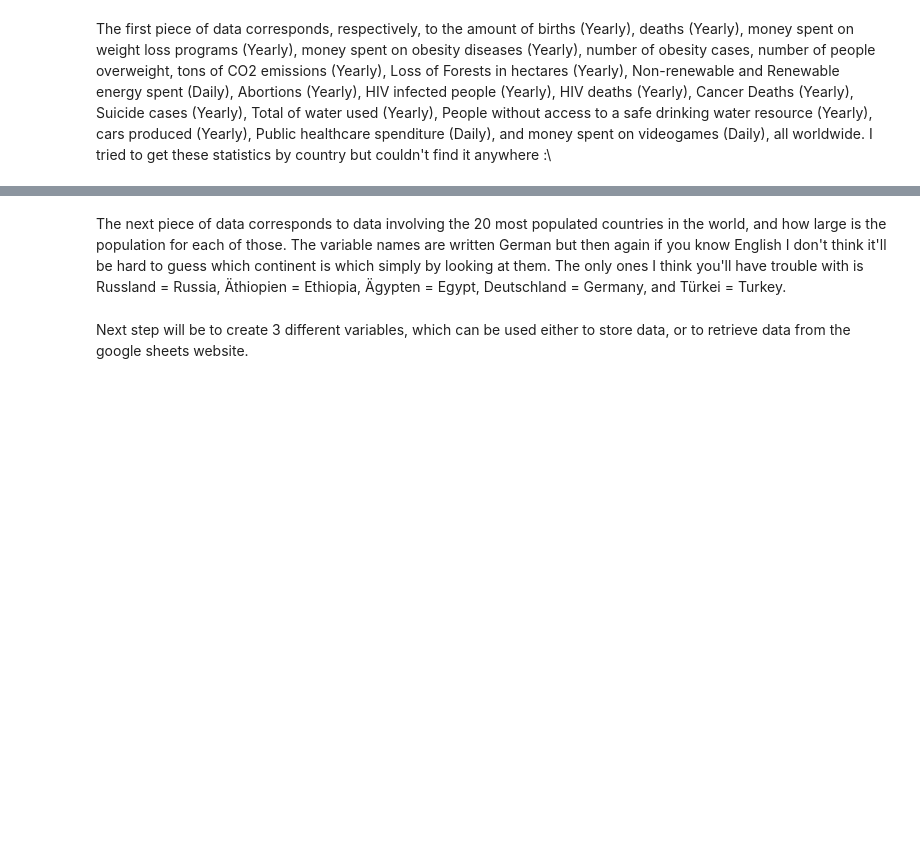
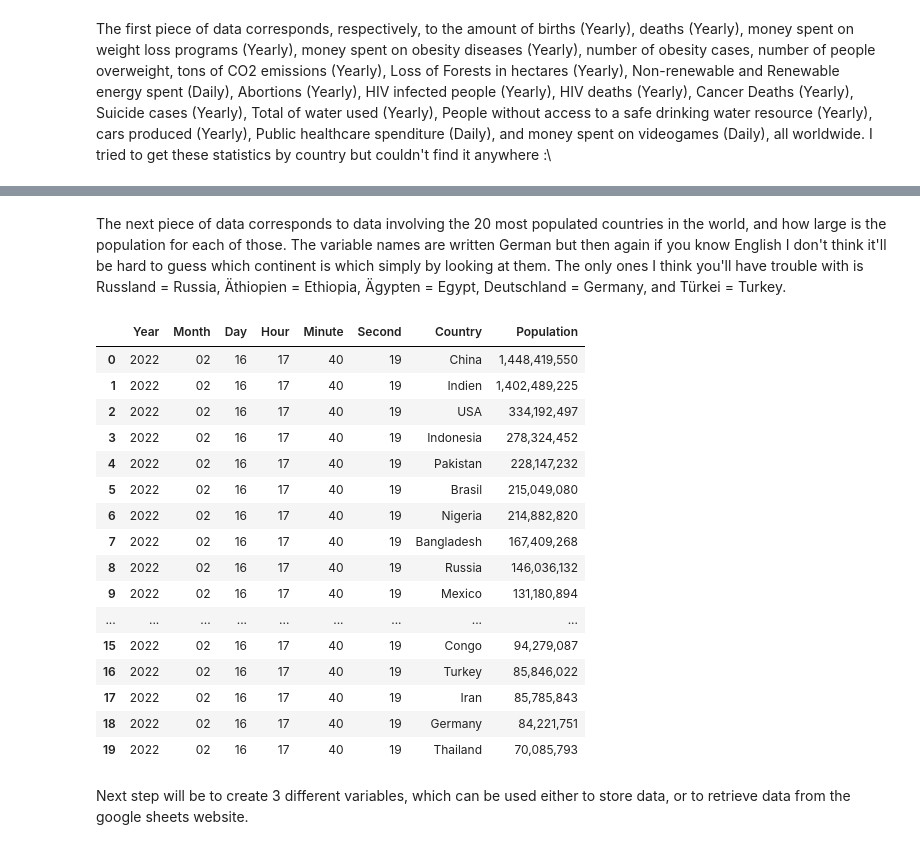
Before and after one commit to Ysgramor500/WorldOMeter-Data-Storage, a Jupyter notebook: LinkedIn_Project1.ipynb, the cells around one changed output, grey strips where cells are left out. Saved outputs shown, nothing was run; the diff lists cells and outputs as text; code cells hidden in the pictures; blank space fills up the shorter version.

```diff
--- a/LinkedIn_Project1.ipynb
+++ b/LinkedIn_Project1.ipynb
@@ -90,39 +106,61 @@ Völker_Kontinenten = pd.DataFrame(data = dic)
-# %% [markdown]
-The next piece of data corresponds to data involving the 20 most populated countries in the world, and how large is the population for each of those. The variable names are written German but then again if you know English I don't think it'll be hard to guess which continent is which simply by looking at them. The only ones I think you'll have trouble with is Russland = Russia, Äthiopien = Ethiopia, Ägypten = Egypt, Deutschland = Germany, and Türkei = Turkey.
+# %% [markdown]
+The next piece of data corresponds to data involving the 20 most populated countries in the world, and how large is the population for each of those. The variable names are written German but then again if you know English I don't think it'll be hard to guess which continent is which simply by looking at them. The only ones I think you'll have trouble with is Russland = Russia, Äthiopien = Ethiopia, Ägypten = Egypt, Deutschland = Germany, and Türkei = Turkey.
 # %%
 Neu = webdriver.Chrome('D:/Python/chromedriver2.exe')
 Neu.get('https://www.worldometers.info/world-population/')
-China_Völker = Neu.find_element_by_xpath('/html/body/div[3]/div[3]/div[1]/div/div[2]/div[1]/div[1]/span[4]/span').text
-Indien_Völker = Neu.find_element_by_xpath('/html/body/div[3]/div[3]/div[1]/div/div[2]/div[1]/div[2]/span[4]/span').text
-USA_Völker = Neu.find_element_by_xpath('/html/body/div[3]/div[3]/div[1]/div/div[2]/div[1]/div[3]/span[4]/span').text
-Indonesien_Völker = Neu.find_element_by_xpath('/html/body/div[3]/div[3]/div[1]/div/div[2]/div[1]/div[4]/span[4]/span').text
-Pakistan_Völker = Neu.find_element_by_xpath('/html/body/div[3]/div[3]/div[1]/div/div[2]/div[1]/div[5]/span[4]/span').text
-Brasilien_Völker = Neu.find_element_by_xpath('/html/body/div[3]/div[3]/div[1]/div/div[2]/div[1]/div[6]/span[4]/span').text
-Nigeria_Völker = Neu.find_element_by_xpath('/html/body/div[3]/div[3]/div[1]/div/div[2]/div[1]/div[7]/span[4]/span').text
-Bangladesch_Völker = Neu.find_element_by_xpath('/html/body/div[3]/div[3]/div[1]/div/div[2]/div[1]/div[8]/span[4]/span').text
-Russland_Völker = Neu.find_element_by_xpath('/html/body/div[3]/div[3]/div[1]/div/div[2]/div[1]/div[9]/span[4]/span').text
-Mexiko_Völker = Neu.find_element_by_xpath('/html/body/div[3]/div[3]/div[1]/div/div[2]/div[1]/div[10]/span[4]/span').text
-Japan_Völker = Neu.find_element_by_xpath('/html/body/div[3]/div[3]/div[1]/div/div[2]/div[2]/div[1]/span[4]/span').text
-Äthiopien_Völker = Neu.find_element_by_xpath('/html/body/div[3]/div[3]/div[1]/div/div[2]/div[2]/div[2]/span[4]/span').text
-Philippinen_Völker = Neu.find_element_by_xpath('/html/body/div[3]/div[3]/div[1]/div/div[2]/div[2]/div[3]/span[4]/span').text
-Ägypten_Völker = Neu.find_element_by_xpath('/html/body/div[3]/div[3]/div[1]/div/div[2]/div[2]/div[4]/span[4]/span').text
-Vietnam_Völker = Neu.find_element_by_xpath('/html/body/div[3]/div[3]/div[1]/div/div[2]/div[2]/div[5]/span[4]/span').text
-Kongo_Völker = Neu.find_element_by_xpath('/html/body/div[3]/div[3]/div[1]/div/div[2]/div[2]/div[6]/span[4]/span').text
-Türkei_Völker = Neu.find_element_by_xpath('/html/body/div[3]/div[3]/div[1]/div/div[2]/div[2]/div[7]/span[4]/span').text
-Iran_Völker = Neu.find_element_by_xpath('/html/body/div[3]/div[3]/div[1]/div/div[2]/div[2]/div[8]/span[4]/span').text
-Deutschland_Völker = Neu.find_element_by_xpath('/html/body/div[3]/div[3]/div[1]/div/div[2]/div[2]/div[9]/span[4]/span').text
-Thailand_Völker = Neu.find_element_by_xpath('/html/body/div[3]/div[3]/div[1]/div/div[2]/div[2]/div[10]/span[4]/span').text
+China_Popul = Neu.find_element_by_xpath('/html/body/div[3]/div[3]/div[1]/div/div[2]/div[1]/div[1]/span[4]/span').text
+India_Popul = Neu.find_element_by_xpath('/html/body/div[3]/div[3]/div[1]/div/div[2]/div[1]/div[2]/span[4]/span').text
+USA_Popul = Neu.find_element_by_xpath('/html/body/div[3]/div[3]/div[1]/div/div[2]/div[1]/div[3]/span[4]/span').text
+Indonesia_Popul = Neu.find_element_by_xpath('/html/body/div[3]/div[3]/div[1]/div/div[2]/div[1]/div[4]/span[4]/span').text
+Pakistan_Popul = Neu.find_element_by_xpath('/html/body/div[3]/div[3]/div[1]/div/div[2]/div[1]/div[5]/span[4]/span').text
+Brazil_Popul = Neu.find_element_by_xpath('/html/body/div[3]/div[3]/div[1]/div/div[2]/div[1]/div[6]/span[4]/span').text
+Nigeria_Popul = Neu.find_element_by_xpath('/html/body/div[3]/div[3]/div[1]/div/div[2]/div[1]/div[7]/span[4]/span').text
+Bangladesh_Popul = Neu.find_element_by_xpath('/html/body/div[3]/div[3]/div[1]/div/div[2]/div[1]/div[8]/span[4]/span').text
+Russia_Popul = Neu.find_element_by_xpath('/html/body/div[3]/div[3]/div[1]/div/div[2]/div[1]/div[9]/span[4]/span').text
+Mexico_Popul = Neu.find_element_by_xpath('/html/body/div[3]/div[3]/div[1]/div/div[2]/div[1]/div[10]/span[4]/span').text
+Japan_Popul = Neu.find_element_by_xpath('/html/body/div[3]/div[3]/div[1]/div/div[2]/div[2]/div[1]/span[4]/span').text
+Ethiopia_Popul = Neu.find_element_by_xpath('/html/body/div[3]/div[3]/div[1]/div/div[2]/div[2]/div[2]/span[4]/span').text
+Philippines_Popul = Neu.find_element_by_xpath('/html/body/div[3]/div[3]/div[1]/div/div[2]/div[2]/div[3]/span[4]/span').text
+Egypt_Popul = Neu.find_element_by_xpath('/html/body/div[3]/div[3]/div[1]/div/div[2]/div[2]/div[4]/span[4]/span').text
+Vietnam_Popul = Neu.find_element_by_xpath('/html/body/div[3]/div[3]/div[1]/div/div[2]/div[2]/div[5]/span[4]/span').text
+Congo_Popul = Neu.find_element_by_xpath('/html/body/div[3]/div[3]/div[1]/div/div[2]/div[2]/div[6]/span[4]/span').text
+Turkey_Popul = Neu.find_element_by_xpath('/html/body/div[3]/div[3]/div[1]/div/div[2]/div[2]/div[7]/span[4]/span').text
+Iran_Popul = Neu.find_element_by_xpath('/html/body/div[3]/div[3]/div[1]/div/div[2]/div[2]/div[8]/span[4]/span').text
+Germany_Popul = Neu.find_element_by_xpath('/html/body/div[3]/div[3]/div[1]/div/div[2]/div[2]/div[9]/span[4]/span').text
+Thailand_Popul = Neu.find_element_by_xpath('/html/body/div[3]/div[3]/div[1]/div/div[2]/div[2]/div[10]/span[4]/span').text
 
-Länder = ['China','Indien','USA','Indonesien','Pakistan','Brasilien','Nigeria','Bangladesch','Russland','Mexiko','Japan','Äthiopien','Philippinen','Ägypten','Vietnam','Kongo','Türkei','Iran','Deutschland','Thailand']
-Daten_Länder = [China_Völker,Indien_Völker,USA_Völker,Indonesien_Völker,Pakistan_Völker,Brasilien_Völker,Nigeria_Völker,Bangladesch_Völker,Russland_Völker,Mexiko_Völker,Japan_Völker,Äthiopien_Völker,Philippinen_Völker,Ägypten_Völker,Vietnam_Völker,Kongo_Völker,Türkei_Völker,Iran_Völker,Deutschland_Völker,Thailand_Völker]
+Countries = ['China','Indien','USA','Indonesia','Pakistan','Brasil','Nigeria','Bangladesh','Russia','Mexico','Japan','Ethiopia','Philippines','Egypt','Vietnam','Congo','Turkey','Iran','Germany','Thailand']
+Data_Countries = [China_Popul,India_Popul,USA_Popul,Indonesia_Popul,Pakistan_Popul,Brazil_Popul,Nigeria_Popul,Bangladesh_Popul,Russia_Popul,Mexico_Popul,Japan_Popul,Ethiopia_Popul,Philippines_Popul,Egypt_Popul,Vietnam_Popul,Congo_Popul,Turkey_Popul,Iran_Popul,Germany_Popul,Thailand_Popul]
+
 Year = dt.now().strftime('%Y')
 Month = dt.now().strftime('%m')
 Day = dt.now().strftime('%d')
 Hour = dt.now().strftime('%H')
 Minute = dt.now().strftime('%M')
 Second = dt.now().strftime('%S')
-dic = {'Jahr':[Year]*20,'Monat':[Month]*20,'Tag':[Day]*20,'Uhr':[Hour]*20,'Minute':[Minute]*20,'Sekunde':[Second]*20,'Land':Länder,'Bevölkerung':Daten_Länder}
-Völker_Top20Länder = pd.DataFrame(data = dic)
+dic = {'Year':[Year]*20,'Month':[Month]*20,'Day':[Day]*20,'Hour':[Hour]*20,'Minute':[Minute]*20,'Second':[Second]*20,'Country':Countries,'Population':Data_Countries}
+
+Popul_Top20Countries = pd.DataFrame(data = dic)
+
+Popul_Top20Countries
+# %% [output]
+|  | Year | Month | Day | Hour | Minute | Second | Country | Population |
+| 0 | 2022 | 02 | 16 | 17 | 40 | 19 | China | 1,448,419,550 |
+| 1 | 2022 | 02 | 16 | 17 | 40 | 19 | Indien | 1,402,489,225 |
+| 2 | 2022 | 02 | 16 | 17 | 40 | 19 | USA | 334,192,497 |
+| 3 | 2022 | 02 | 16 | 17 | 40 | 19 | Indonesia | 278,324,452 |
+| 4 | 2022 | 02 | 16 | 17 | 40 | 19 | Pakistan | 228,147,232 |
+| 5 | 2022 | 02 | 16 | 17 | 40 | 19 | Brasil | 215,049,080 |
+| 6 | 2022 | 02 | 16 | 17 | 40 | 19 | Nigeria | 214,882,820 |
+| 7 | 2022 | 02 | 16 | 17 | 40 | 19 | Bangladesh | 167,409,268 |
+| 8 | 2022 | 02 | 16 | 17 | 40 | 19 | Russia | 146,036,132 |
+| 9 | 2022 | 02 | 16 | 17 | 40 | 19 | Mexico | 131,180,894 |
+| ... | ... | ... | ... | ... | ... | ... | ... | ... |
+| 15 | 2022 | 02 | 16 | 17 | 40 | 19 | Congo | 94,279,087 |
+| 16 | 2022 | 02 | 16 | 17 | 40 | 19 | Turkey | 85,846,022 |
+| 17 | 2022 | 02 | 16 | 17 | 40 | 19 | Iran | 85,785,843 |
+| 18 | 2022 | 02 | 16 | 17 | 40 | 19 | Germany | 84,221,751 |
+| 19 | 2022 | 02 | 16 | 17 | 40 | 19 | Thailand | 70,085,793 |
 # %% [markdown]
 Next step will be to create 3 different variables, which can be used either to store data, or to retrieve data from the google sheets website.
 # %%
```
Also changed, not shown: parts of 9 cells of this notebook.
